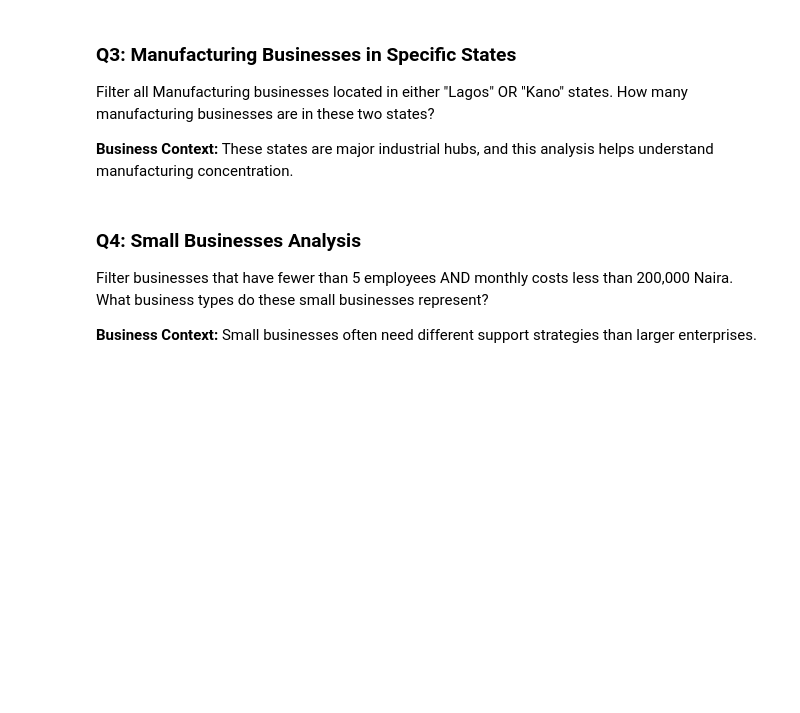
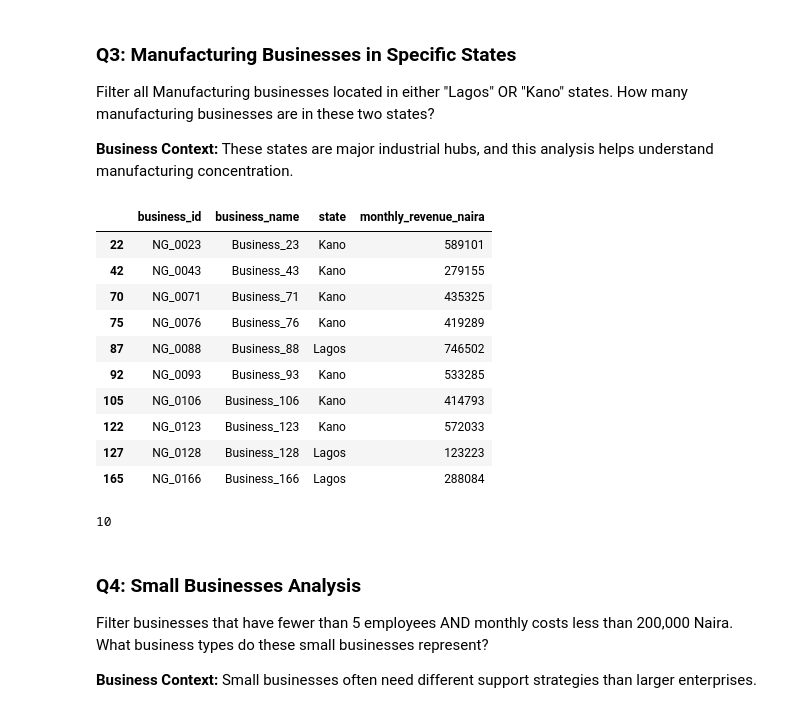
Before and after one commit to lekoundanmgedeon/data-preprocessing-daily-reports, a Jupyter notebook: assignements/A1_data_prep/Assignment_01.ipynb, the cells around one changed output. Cells and saved outputs as stored; diff of their text form; code cells hidden in the pictures; blank space fills up the shorter version.

```diff
--- a/assignements/A1_data_prep/Assignment_01.ipynb
+++ b/assignements/A1_data_prep/Assignment_01.ipynb
@@ -29,6 +97,30 @@ Filter businesses that are in the "Technology" sector AND have a website. Displa
 Filter all Manufacturing businesses located in either "Lagos" OR "Kano" states. How many manufacturing businesses are in these two states?
 
 **Business Context:** These states are major industrial hubs, and this analysis helps understand manufacturing concentration.
+# %%
+business_lagos_kano_filter = naija_business_data[
+    (naija_business_data['business_type'] == 'Manufacturing') &
+    (naija_business_data['state'].isin(['Lagos','Kano']))
+]
+
+business_lagos_kano_filter[['business_id','business_name','state','monthly_revenue_naira']]
+# %% [output]
+|  | business_id | business_name | state | monthly_revenue_naira |
+| 22 | NG_0023 | Business_23 | Kano | 589101 |
+| 42 | NG_0043 | Business_43 | Kano | 279155 |
+| 70 | NG_0071 | Business_71 | Kano | 435325 |
+| 75 | NG_0076 | Business_76 | Kano | 419289 |
+| 87 | NG_0088 | Business_88 | Lagos | 746502 |
+| 92 | NG_0093 | Business_93 | Kano | 533285 |
+| 105 | NG_0106 | Business_106 | Kano | 414793 |
+| 122 | NG_0123 | Business_123 | Kano | 572033 |
+| 127 | NG_0128 | Business_128 | Lagos | 123223 |
+| 165 | NG_0166 | Business_166 | Lagos | 288084 |
+# %%
+#ici la taille de la liste ce qui renvoie le total des toute les fournisseur dans kano et lagos
+len(business_lagos_kano_filter)
+# %% [output]
+10
 # %% [markdown]
 ### Q4: Small Businesses Analysis
 Filter businesses that have fewer than 5 employees AND monthly costs less than 200,000 Naira. What business types do these small businesses represent?
```
Also changed, not shown: parts of 17 cells of this notebook, 2 other files.
